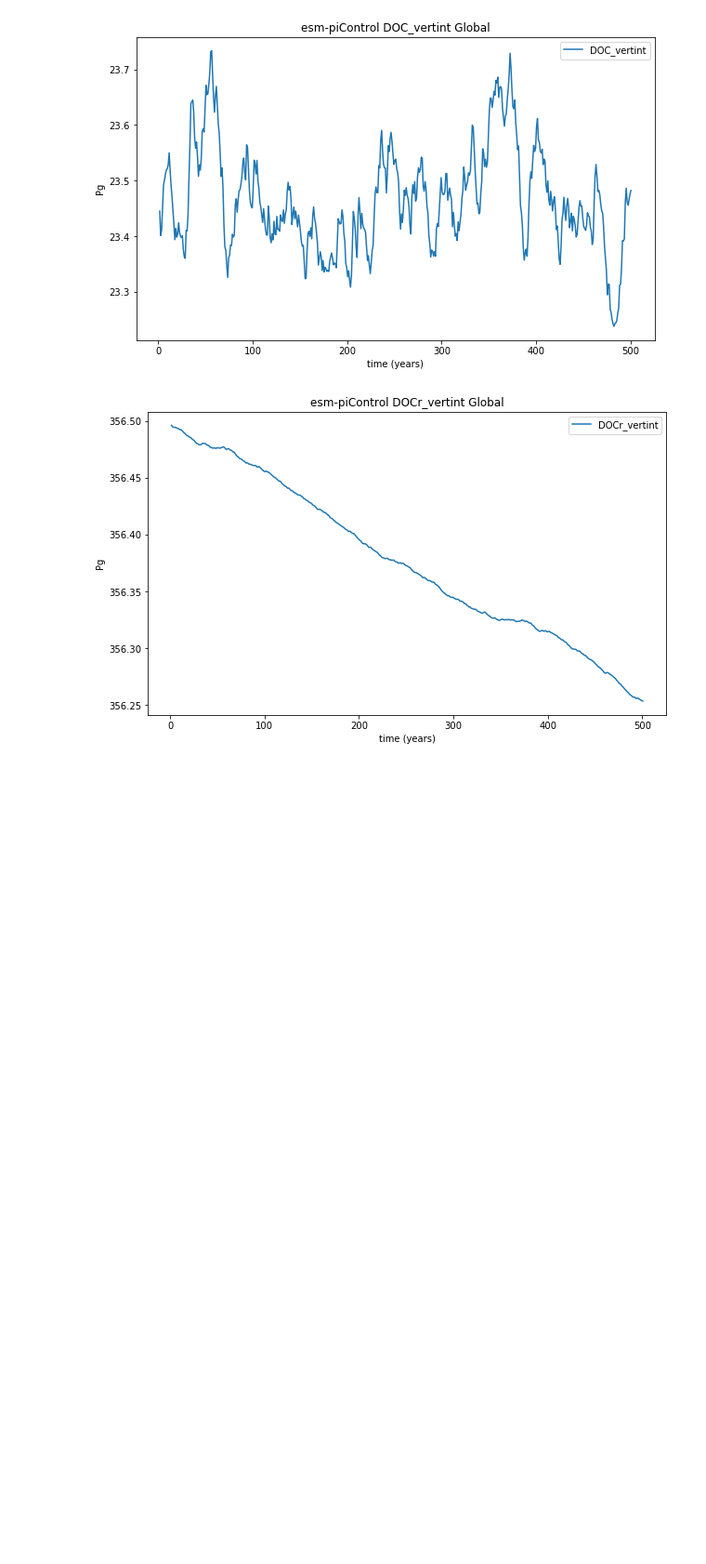
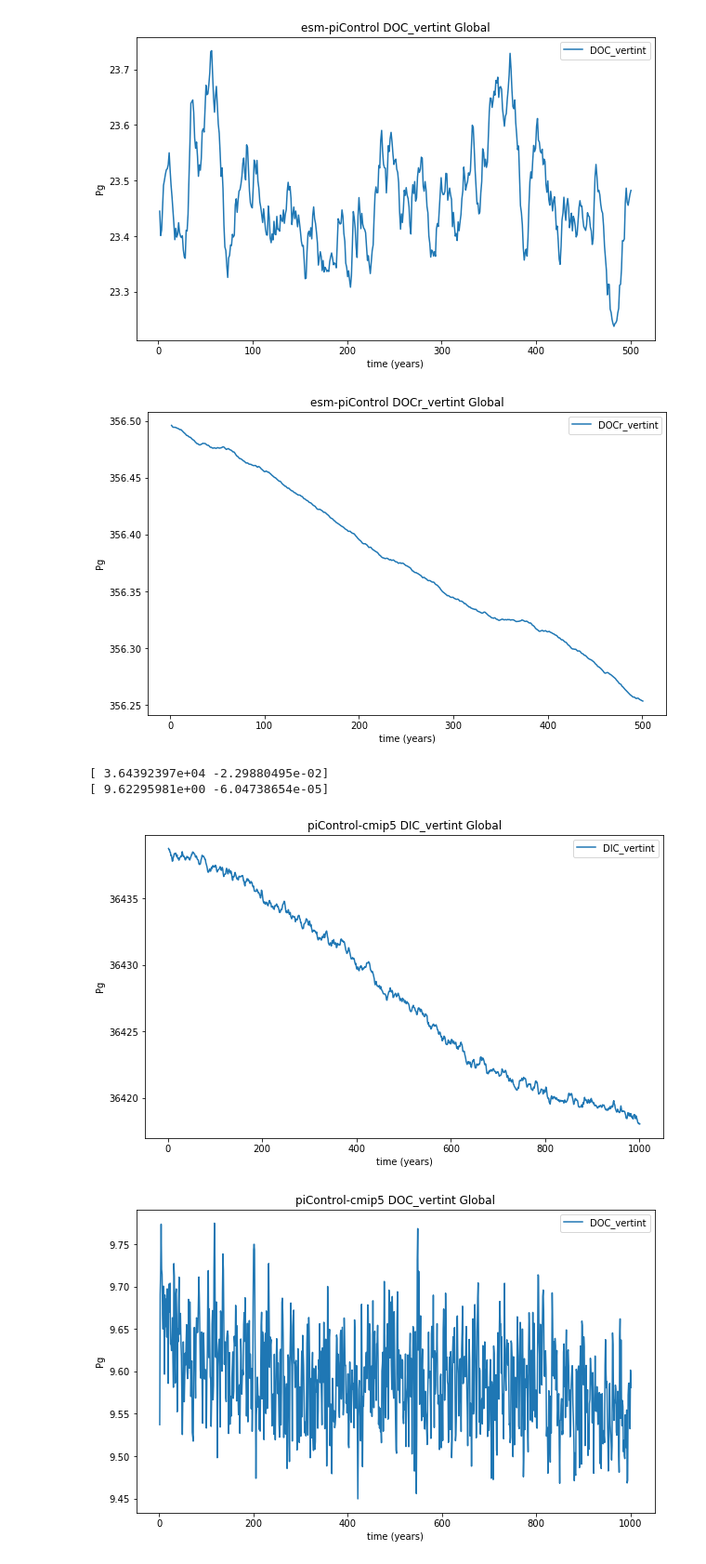
Before and after one commit to klindsay28/CESM2_coup_carb_cycle_JAMES, a Jupyter notebook: Cinv_ocn_drift.ipynb, the cells around one changed output. Shown: that part at 93% size. Drawn from its saved outputs; the diff is of its cells as text; code cells hidden in the pictures; blank space fills up the shorter version.

Commit message:
add CMIP5 experiments to ocn carbon drift computation

```diff
--- a/Cinv_ocn_drift.ipynb
+++ b/Cinv_ocn_drift.ipynb
@@ -12,7 +12,6 @@ import tseries_mod
 from utils import time_year_plus_frac
 # %%
 data_catalog.set_catalog('experiments')
-varnames = ['DIC_vertint', 'DOC_vertint', 'DOCr_vertint']
 regions = ['Global']
 # %% [output]
 active catalog: experiments
@@ -20,7 +19,7 @@ active catalog: experiments
 clobber = os.environ['CLOBBER'] == 'True' if 'CLOBBER' in os.environ else False
 cluster = ncar_jobqueue.NCARCluster() if clobber else None
 # %%
-def Cinv_ocn_drift_summary(experiment):
+def Cinv_ocn_drift_summary(experiment, varnames = ['DIC_vertint', 'DOC_vertint', 'DOCr_vertint']):
     ds = tseries_mod.tseries_get_vars(varnames, 'ocn', experiment, cluster_in=cluster)
     ds_ann = esmlab_wrap.compute_ann_mean(ds)
     for region in regions:
@@ -57,3 +56,10 @@ Cinv_ocn_drift_summary(experiment='esm-piControl')
 [figure]
 [figure]
 [figure]
+# %%
+Cinv_ocn_drift_summary(experiment='piControl-cmip5', varnames = ['DIC_vertint', 'DOC_vertint'])
+# %% [output]
+[ 3.64392397e+04 -2.29880495e-02]
+[ 9.62295981e+00 -6.04738654e-05]
+[figure, added]
+[figure, added]
```
Also changed, not shown: parts of 1 cell of this notebook, 3 other files.
